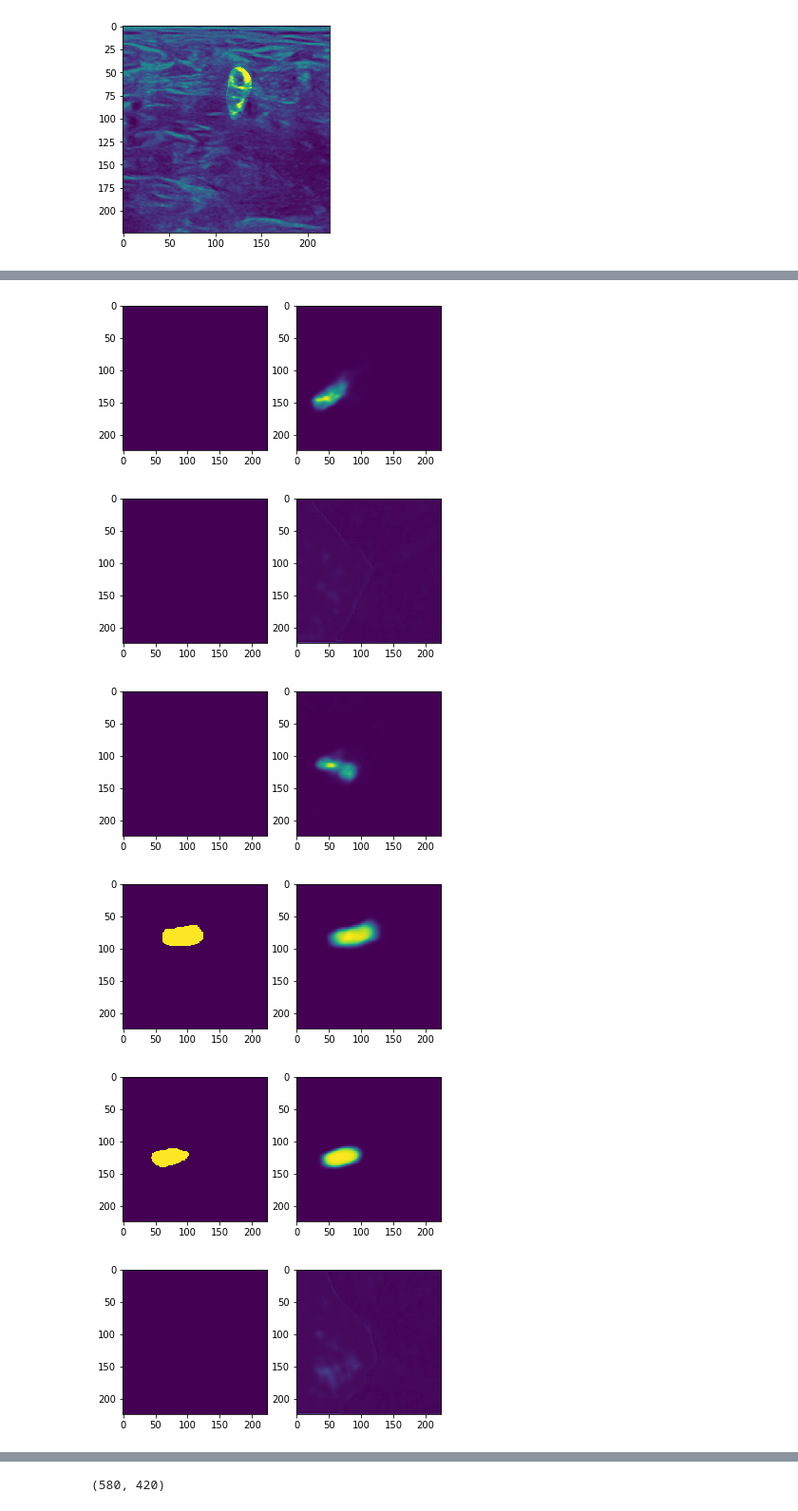
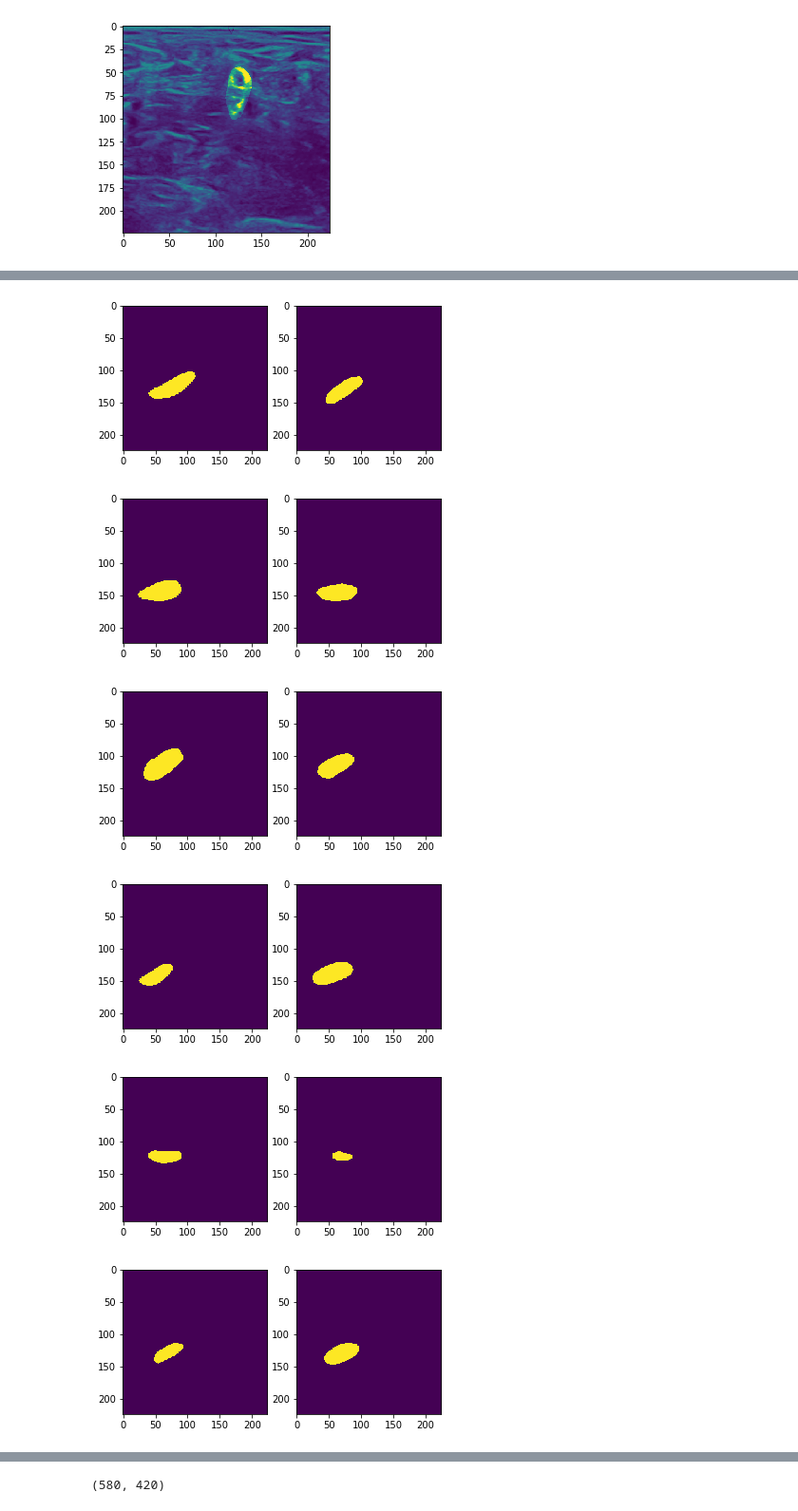
Before and after one commit to belya/ultrasound-nerve-segmentation, a Jupyter notebook: main.ipynb, the cells around one changed output, grey strips where cells are left out. Shown at 95% size. Saved outputs shown, nothing was run; the diff lists cells and outputs as text; code cells hidden in the pictures.

Commit message:
Added DICE + BCE loss

```diff
--- a/main.ipynb
+++ b/main.ipynb
@@ -86,0 +72,9 @@ x = preprocessing_fn(x)
+# %%
+def bce_dice_loss(input, target):
+    smooth = 1.
+
+    iflat = input
+    tflat = target
+    intersection = K.sum(iflat * tflat)
+
+    return 1 - ((2. * intersection + smooth) / (K.sum(iflat) + K.sum(tflat) + smooth)) + K.binary_crossentropy(target, input)
@@ -87,7 +92,4 @@ x = preprocessing_fn(x)
 # %%
 # prepare model
 model = Unet(backbone_name='resnet34', encoder_weights='imagenet')
-model.compile('Adam', 'binary_crossentropy', ['binary_accuracy'])
+model.compile('Adam', bce_dice_loss, ['binary_accuracy'])
-# %%
-# train model
-model.fit(x, y, validation_split=0.3, epochs=10)
@@ -100,0 +96,8 @@ Epoch 3/10
+# %%
+# train model
+model.fit(
+    train_train_x, train_train_y,
+    validation_data=(val_train_x, val_train_y),
+    callbacks=[TensorBoard(log_dir='./log', batch_size=32, update_freq='batch')],
+    epochs=10
+)
@@ -101,12 +127,14 @@ Epoch 3/10
 # %%
+x = val_train_x
+y = val_train_y
 for i in range(0,100):
     prediction = model.predict(x[i:i+1])[0].reshape(224, 224)
     mask = y[i].reshape(224, 224)
     image = x[i].transpose()[0].transpose()
-#     if np.max(mask) > 0:
-    plt.subplot(121)
-    plt.imshow(mask)
-    plt.subplot(122)
-    plt.imshow(prediction > 0)
-    plt.show()
+    if np.max(mask) > 0:
+        plt.subplot(121)
+        plt.imshow(mask)
+        plt.subplot(122)
+        plt.imshow(prediction > 0.8)
+        plt.show()
 # %% [output]
@@ -117,6 +145,6 @@ for i in range(0,100):
-[figure, old version]
+[figure, new version]
-[figure, old version]
+[figure, new version]
-[figure, old version]
+[figure, new version]
-[figure, old version]
+[figure, new version]
-[figure, old version]
+[figure, new version]
-[figure, old version]
+[figure, new version]
```
Also changed, not shown: parts of 24 cells of this notebook.
